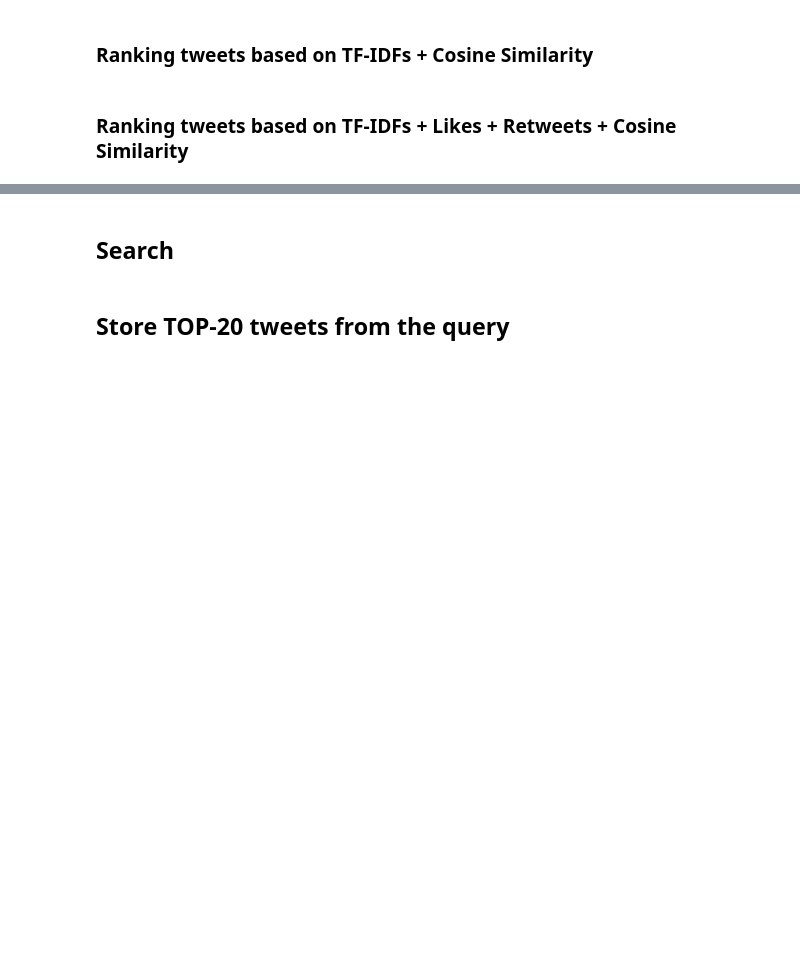
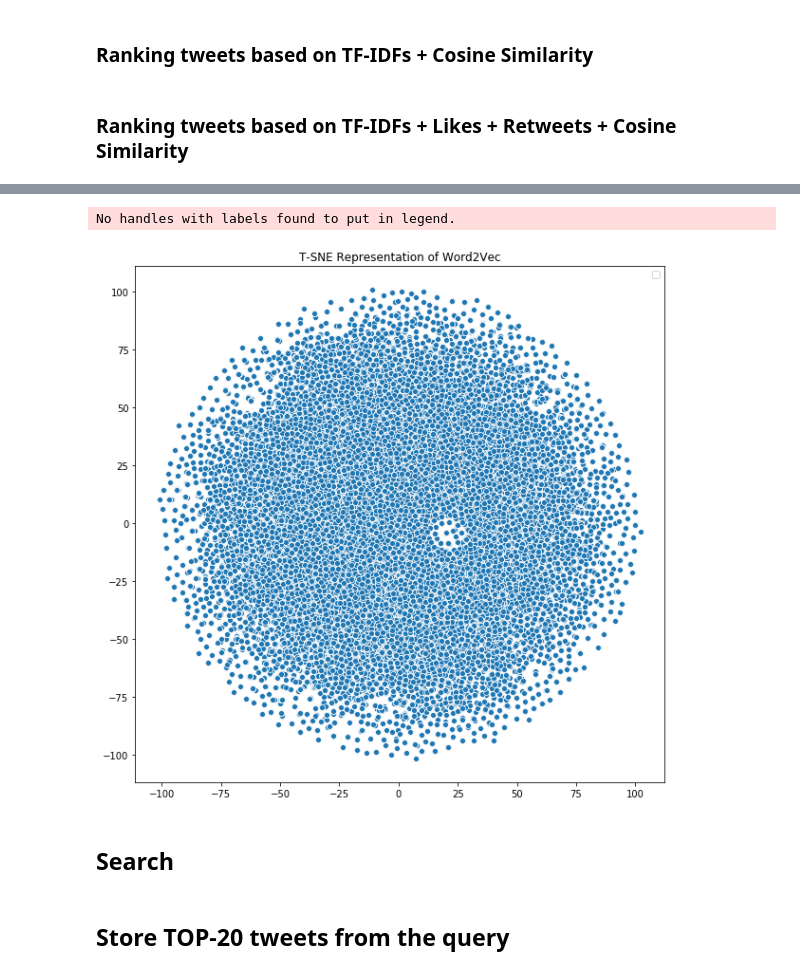
Before and after one commit to waze96/IR_WA_FinalProject, a Jupyter notebook: notebook/RQ1.ipynb, the cells around one changed output, grey strips where cells are left out. Saved outputs shown, nothing was run; the diff lists cells and outputs as text; code cells hidden in the pictures; blank space fills up the shorter version.

```diff
--- a/notebook/RQ1.ipynb
+++ b/notebook/RQ1.ipynb
@@ -321,0 +494,19 @@ def rankDocuments_Likes_Retweets(terms, docs, index, idf, tf, titleIndex):
+# %%
+def emb_vector(tweet, model=w2v_model):
+    query_vec=[]
+    i=0
+    ## AQUI TENIEN EL TWEET EN TOKENS
+    for word in tweet:
+        if word in w2v_model.wv.vocab:
+            query_vec.append(w2v_model.wv.word_vec(word))
+            i+=1
+
+    if i!=0:
+        vec=np.average(np.array(query_vec), axis=0)
+        return vec/np.linalg.norm(vec)
+
+    #print(tweet)
+    return np.zeros((MODEL_DIMENSION,))
+# %%
+embedded_tweets=[]
+[embedded_tweets.append((emb_vector(cleanTweets[tweetID]['tokens']),tweetID)) for tweetID in cleanTweets]
@@ -322,2 +531,29 @@ def rankDocuments_Likes_Retweets(terms, docs, index, idf, tf, titleIndex):
+# %%
+fin=[vec[0] for vec in embedded_tweets]
+low_dimension_embedded = TSNE(n_components=2, perplexity=2, random_state=33).fit_transform(fin)
+# %%
+
+
+
+
+
+
+plt.figure(figsize=(10,10))
+plt.title('T-SNE Representation of Word2Vec')
+
+
+
+
+
+sns.scatterplot(x=low_dimension_embedded[:,0], y=low_dimension_embedded[:,1], legend='full')
+
+plt.legend()
+plt.show()
+
+np.save('tsne_output_acabat.npy', low_dimension_embedded)
+#low_dim_embedded=np.load('tsne_output_acabat.npy')
+# %% [output]
+No handles with labels found to put in legend.
+[figure, added]
 # %% [markdown]
 ## **Search**
```
Also changed, not shown: parts of 12 cells of this notebook.
